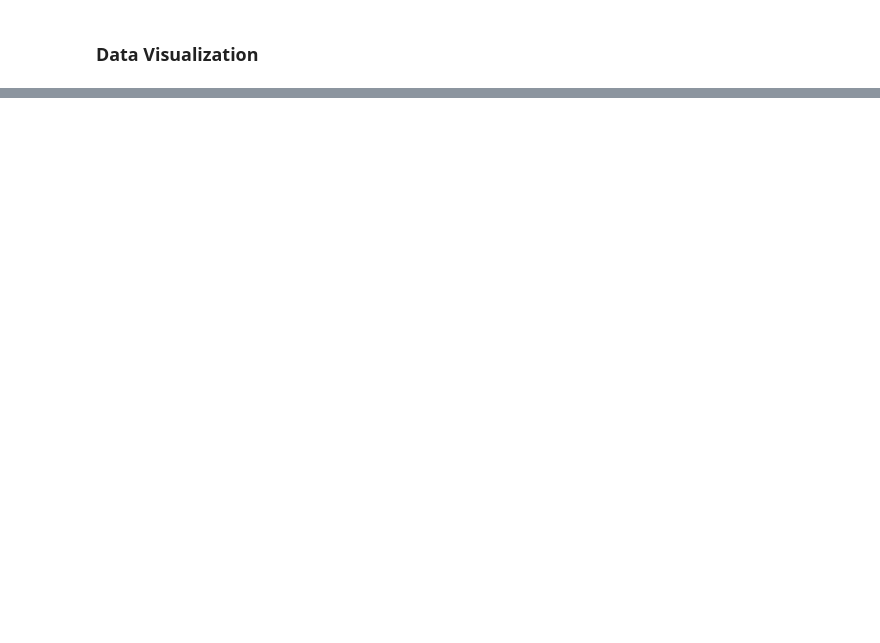
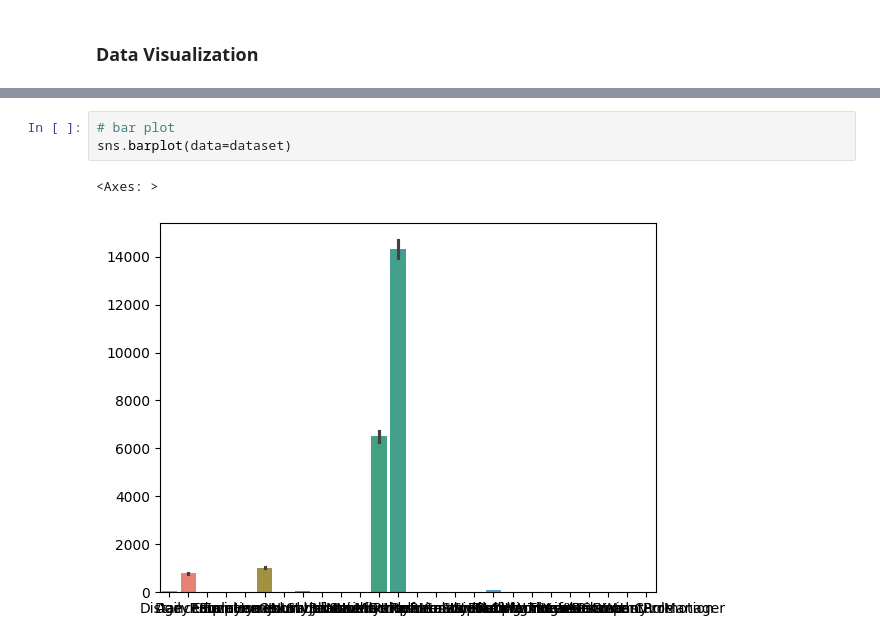
Before and after one commit to Kyl67899/Meriskill_Data_Analysis_intern, a Jupyter notebook: HR/hr.ipynb, the cells around one changed output, grey strips where cells are left out. Drawn from its saved outputs; the diff is of its cells as text; blank space fills up the shorter version.

```diff
--- a/HR/hr.ipynb
+++ b/HR/hr.ipynb
@@ -90,0 +163,6 @@ dataset.describe()
+# %%
+# bar plot
+sns.barplot(data=dataset)
+# %% [output]
+<Axes: >
+[figure, added]
```
Also changed, not shown: parts of 4 cells of this notebook.
